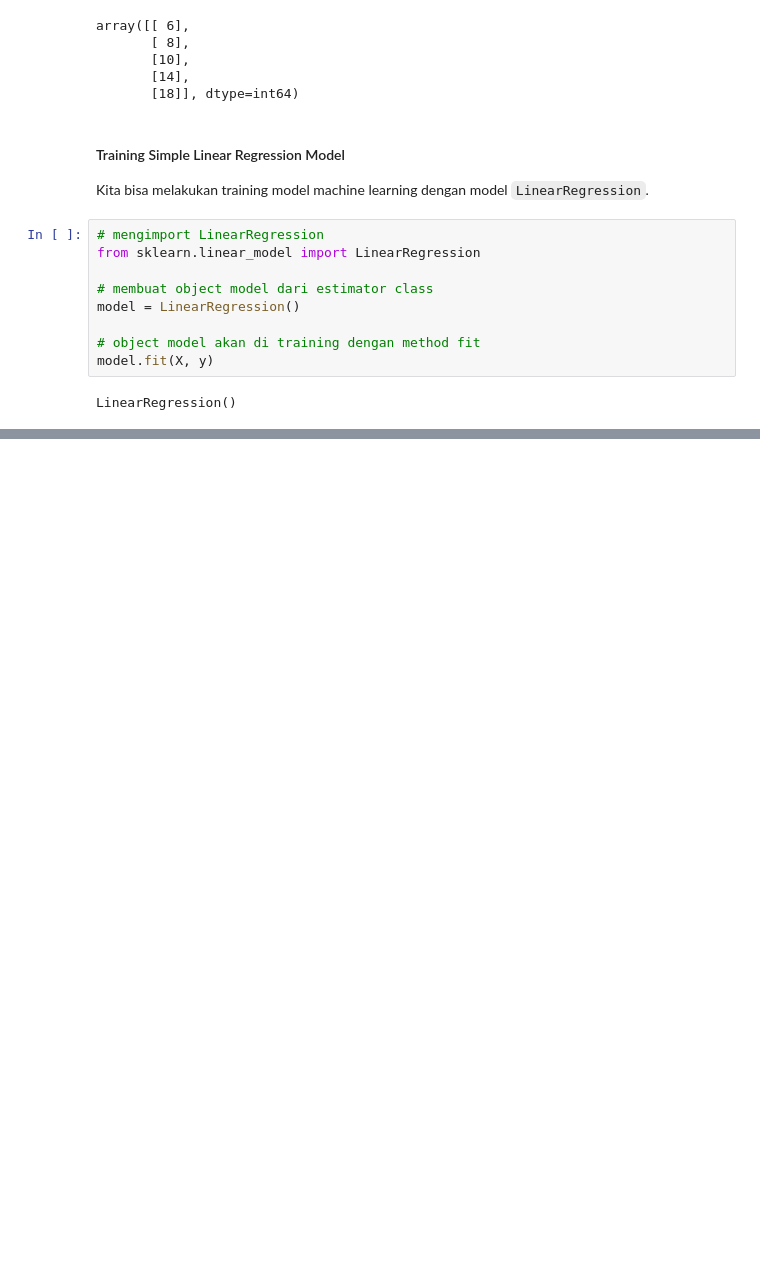
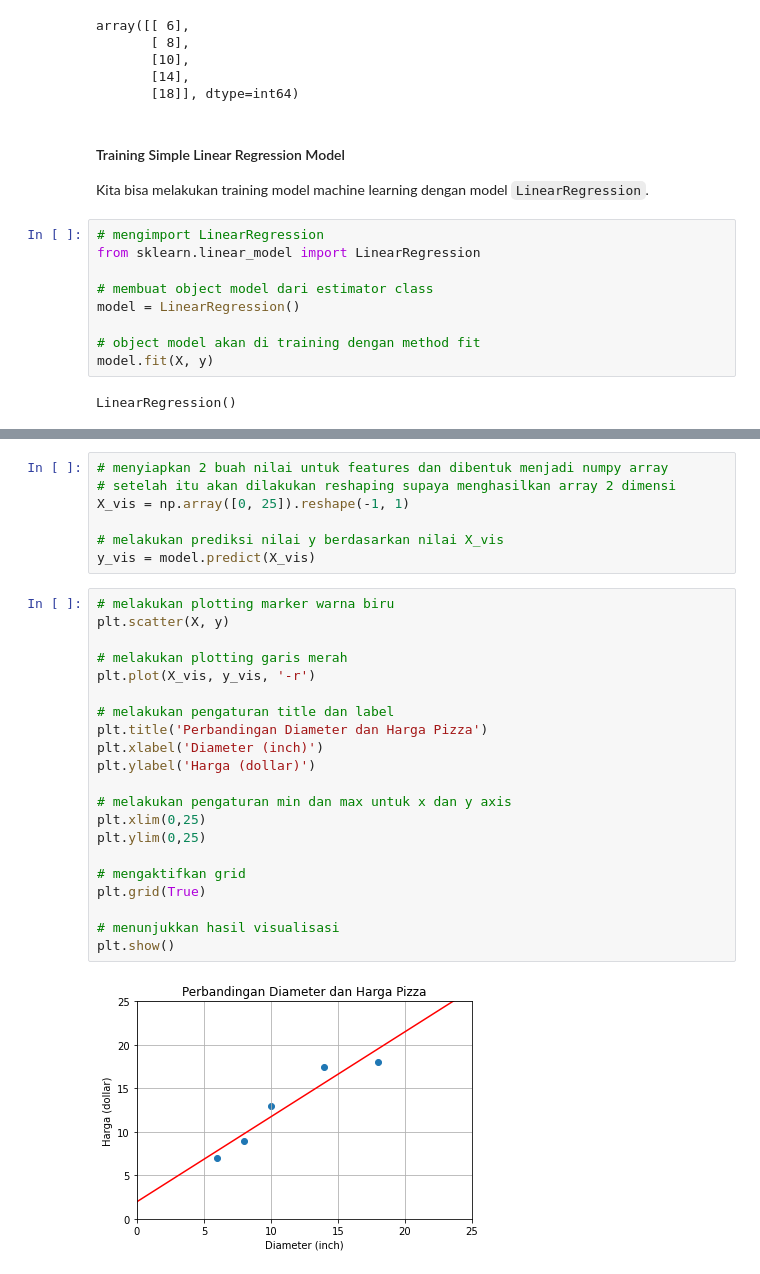
Before and after one commit to akeykoh/belajar_data_science, a Jupyter notebook: Scikit Learn 5 - Week 4.ipynb, the cells around one changed output, grey strips where cells are left out. Drawn from its saved outputs; the diff is of its cells as text; blank space fills up the shorter version.

Commit message:
visualisasi simple linear regression model

```diff
--- a/Scikit Learn 5 - Week 4.ipynb
+++ b/Scikit Learn 5 - Week 4.ipynb
@@ -119,0 +125,30 @@ LinearRegression()
+# %%
+# menyiapkan 2 buah nilai untuk features dan dibentuk menjadi numpy array
+# setelah itu akan dilakukan reshaping supaya menghasilkan array 2 dimensi
+X_vis = np.array([0, 25]).reshape(-1, 1)
+
+# melakukan prediksi nilai y berdasarkan nilai X_vis
+y_vis = model.predict(X_vis)
+# %%
+# melakukan plotting marker warna biru
+plt.scatter(X, y)
+
+# melakukan plotting garis merah
+plt.plot(X_vis, y_vis, '-r')
+
+# melakukan pengaturan title dan label
+plt.title('Perbandingan Diameter dan Harga Pizza')
+plt.xlabel('Diameter (inch)')
+plt.ylabel('Harga (dollar)')
+
+# melakukan pengaturan min dan max untuk x dan y axis
+plt.xlim(0,25)
+plt.ylim(0,25)
+
+# mengaktifkan grid
+plt.grid(True)
+
+# menunjukkan hasil visualisasi
+plt.show()
+# %% [output]
+[figure, added]
```
Also changed, not shown: parts of 4 cells of this notebook.
